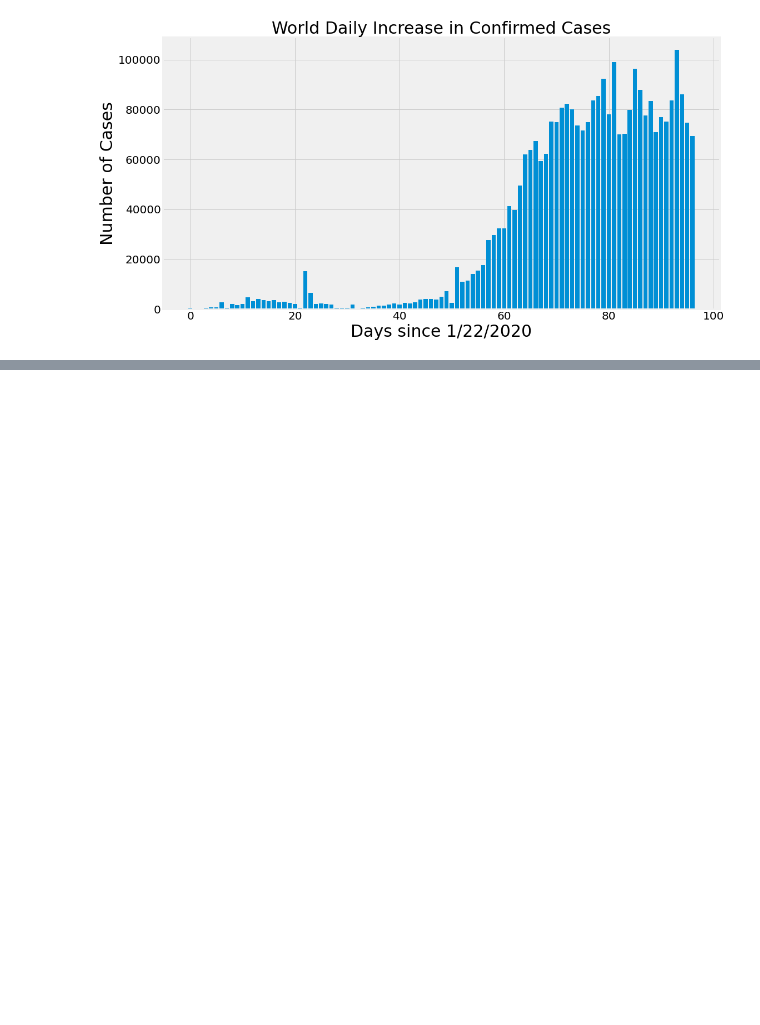
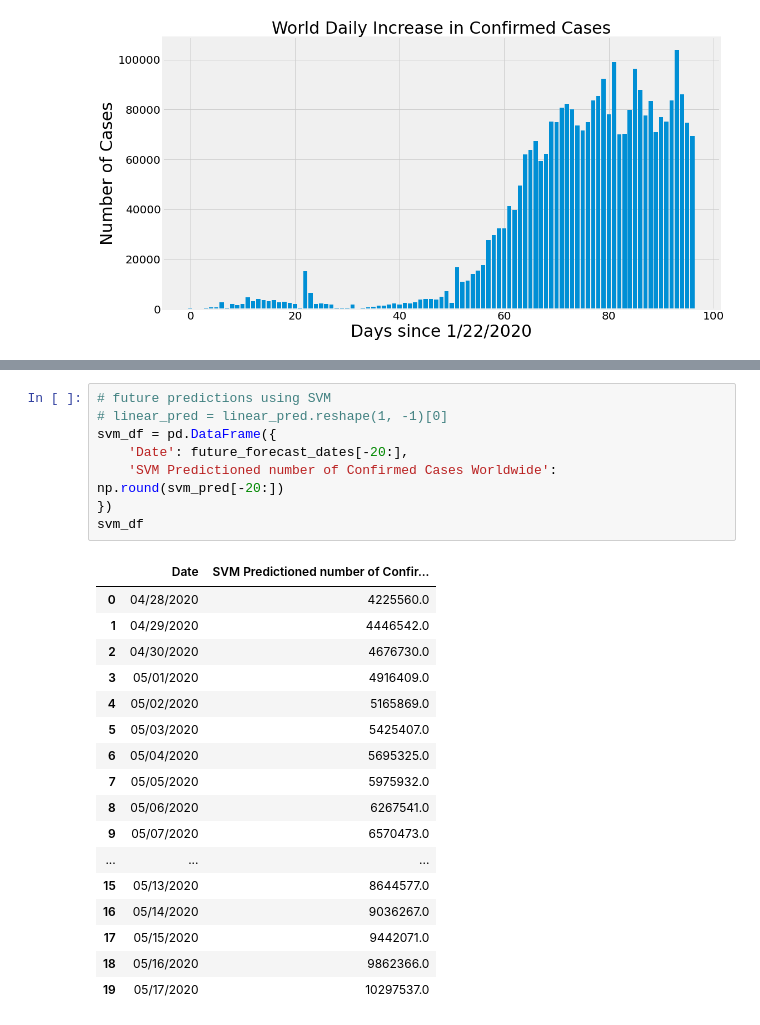
Before and after one commit to dharm1k987/tensorflow_covid-19, a Jupyter notebook: COVID-19 Prediction Analysis.ipynb, the cells around one changed output, grey strips where cells are left out. Drawn from its saved outputs; the diff is of its cells as text; blank space fills up the shorter version.

```diff
--- a/COVID-19 Prediction Analysis.ipynb
+++ b/COVID-19 Prediction Analysis.ipynb
@@ -650,0 +696,26 @@ plt.show()
+# %%
+# future predictions using SVM
+# linear_pred = linear_pred.reshape(1, -1)[0]
+svm_df = pd.DataFrame({
+    'Date': future_forecast_dates[-20:],
+    'SVM Predictioned number of Confirmed Cases Worldwide': np.round(svm_pred[-20:])
+})
+svm_df
+# %% [output]
+|  | Date | SVM Predictioned number of Confir... |
+| 0 | 04/28/2020 | 4225560.0 |
+| 1 | 04/29/2020 | 4446542.0 |
+| 2 | 04/30/2020 | 4676730.0 |
+| 3 | 05/01/2020 | 4916409.0 |
+| 4 | 05/02/2020 | 5165869.0 |
+| 5 | 05/03/2020 | 5425407.0 |
+| 6 | 05/04/2020 | 5695325.0 |
+| 7 | 05/05/2020 | 5975932.0 |
+| 8 | 05/06/2020 | 6267541.0 |
+| 9 | 05/07/2020 | 6570473.0 |
+| ... | ... | ... |
+| 15 | 05/13/2020 | 8644577.0 |
+| 16 | 05/14/2020 | 9036267.0 |
+| 17 | 05/15/2020 | 9442071.0 |
+| 18 | 05/16/2020 | 9862366.0 |
+| 19 | 05/17/2020 | 10297537.0 |
```
Also changed, not shown: parts of 4 cells of this notebook.
